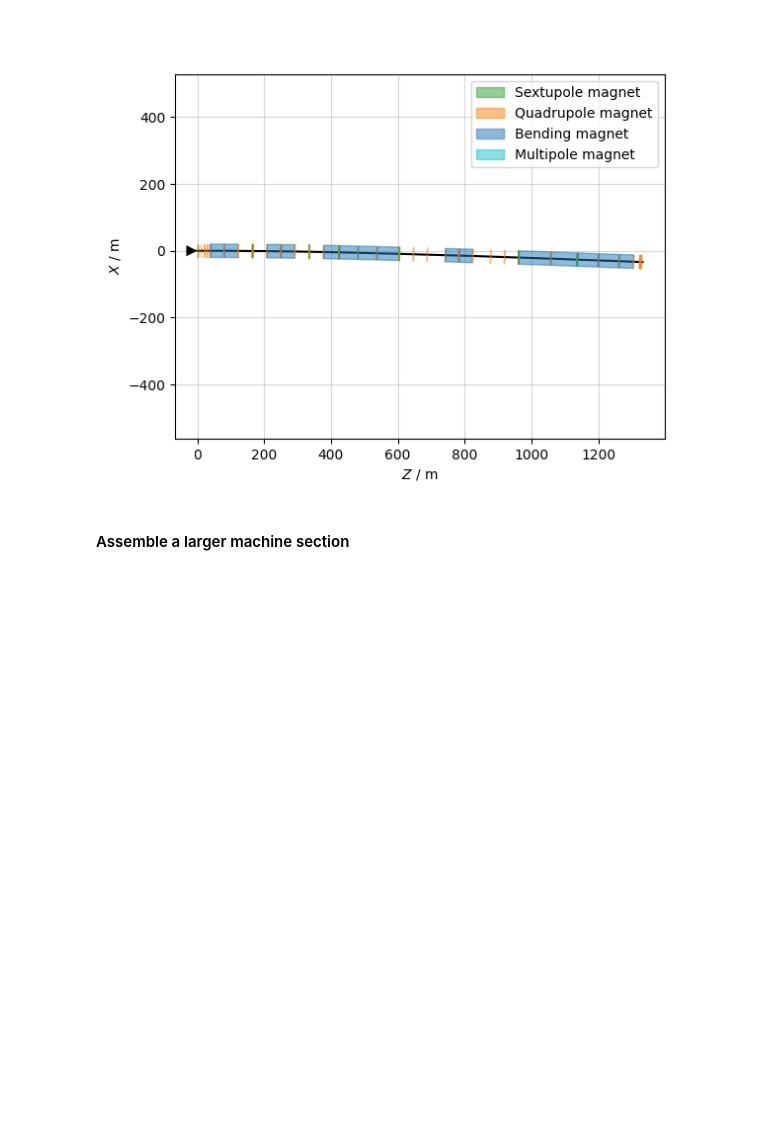
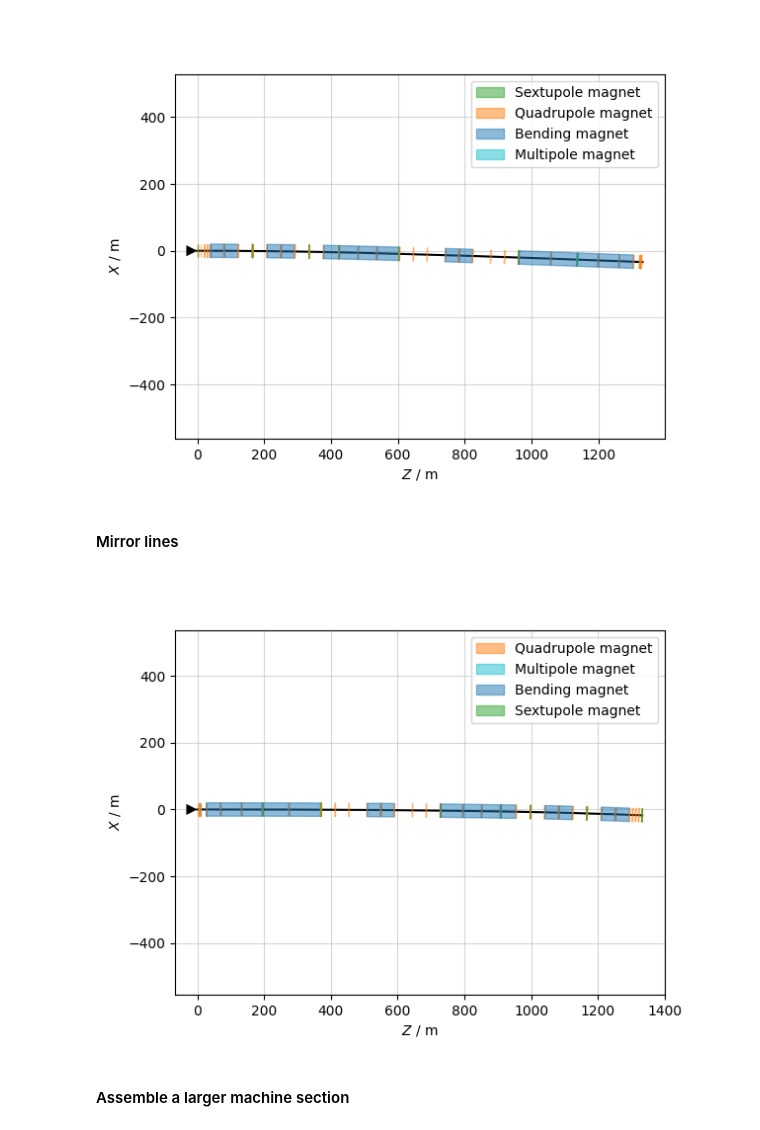
Before and after one commit to giadarol/fcc_92, a Jupyter notebook: 004_tutorial_cap_meeting/notebook_00_lattice.ipynb, the cells around one changed output. Cells and saved outputs as stored; diff of their text form; code cells hidden in the pictures; blank space fills up the shorter version.

```diff
--- a/004_tutorial_cap_meeting/notebook_00_lattice.ipynb
+++ b/004_tutorial_cap_meeting/notebook_00_lattice.ipynb
@@ -33,6 +33,14 @@ env['ff_l'] = env['ccs_xl'] + env['ccs_yl']
 env['ff_l'].survey().plot()
 # %% [output]
 [figure]
+# %% [markdown]
+#### Mirror lines
+# %%
+env['mirror_ff_l'] = -env['ff_l']
+# %%
+env['mirror_ff_l'].survey().plot()
+# %% [output]
+[figure, added]
 # %% [markdown]
 #### Assemble a larger machine section
 # %%
```
Also changed, not shown: parts of 1 cell of this notebook, 10 other files.
